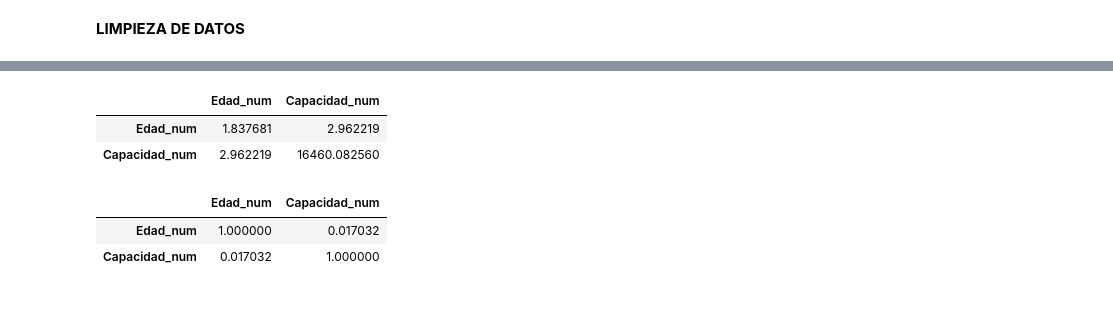
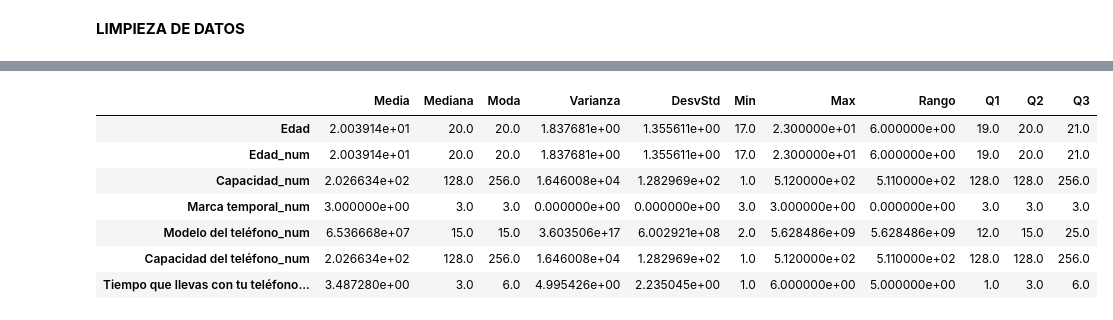
Before and after one commit to diegogh1002/Estadistica, a Jupyter notebook: limpieza.ipynb, the cells around one changed output, grey strips where cells are left out. Saved outputs shown, nothing was run; the diff lists cells and outputs as text; code cells hidden in the pictures.

```diff
--- a/limpieza.ipynb
+++ b/limpieza.ipynb
@@ -213 +87,6 @@ df_clean["Edad"] = df_clean["Edad"].fillna(df_clean["Edad"].median())
+# %%
+num_cols = df_clean.select_dtypes(include='number').columns
+
+for col in num_cols:
+    df_clean[col] = df_clean[col].fillna(df_clean[col].median())
 # %% [markdown]
@@ -248,12 +112,0 @@ df_clean[["Edad_num","Capacidad_num"]].describe()
-# %%
-df_clean[["Edad_num","Capacidad_num"]].cov()
-# %% [output]
-|  | Edad_num | Capacidad_num |
-| Edad_num | 1.837681 | 2.962219 |
-| Capacidad_num | 2.962219 | 16460.082560 |
-# %%
-df_clean[["Edad_num","Capacidad_num"]].corr()
-# %% [output]
-|  | Edad_num | Capacidad_num |
-| Edad_num | 1.000000 | 0.017032 |
-| Capacidad_num | 0.017032 | 1.000000 |
@@ -259,0 +116,25 @@ df_clean[["Edad_num","Capacidad_num"]].corr()
+# %%
+stats = pd.DataFrame({
+    "Media": df_clean[num_cols].mean(),
+    "Mediana": df_clean[num_cols].median(),
+    "Moda": df_clean[num_cols].mode().iloc[0],
+    "Varianza": df_clean[num_cols].var(),
+    "DesvStd": df_clean[num_cols].std(),
+    "Min": df_clean[num_cols].min(),
+    "Max": df_clean[num_cols].max(),
+    "Rango": df_clean[num_cols].max() - df_clean[num_cols].min(),
+    "Q1": df_clean[num_cols].quantile(0.25),
+    "Q2": df_clean[num_cols].quantile(0.5),
+    "Q3": df_clean[num_cols].quantile(0.75)
+})
+
+stats
+# %% [output]
+|  | Media | Mediana | Moda | Varianza | DesvStd | Min | Max | Rango | Q1 | Q2 | Q3 |
+| Edad | 2.003914e+01 | 20.0 | 20.0 | 1.837681e+00 | 1.355611e+00 | 17.0 | 2.300000e+01 | 6.000000e+00 | 19.0 | 20.0 | 21.0 |
+| Edad_num | 2.003914e+01 | 20.0 | 20.0 | 1.837681e+00 | 1.355611e+00 | 17.0 | 2.300000e+01 | 6.000000e+00 | 19.0 | 20.0 | 21.0 |
+| Capacidad_num | 2.026634e+02 | 128.0 | 256.0 | 1.646008e+04 | 1.282969e+02 | 1.0 | 5.120000e+02 | 5.110000e+02 | 128.0 | 128.0 | 256.0 |
+| Marca temporal_num | 3.000000e+00 | 3.0 | 3.0 | 0.000000e+00 | 0.000000e+00 | 3.0 | 3.000000e+00 | 0.000000e+00 | 3.0 | 3.0 | 3.0 |
+| Modelo del teléfono_num | 6.536668e+07 | 15.0 | 15.0 | 3.603506e+17 | 6.002921e+08 | 2.0 | 5.628486e+09 | 5.628486e+09 | 12.0 | 15.0 | 25.0 |
+| Capacidad del teléfono_num | 2.026634e+02 | 128.0 | 256.0 | 1.646008e+04 | 1.282969e+02 | 1.0 | 5.120000e+02 | 5.110000e+02 | 128.0 | 128.0 | 256.0 |
+| Tiempo que llevas con tu teléfono... | 3.487280e+00 | 3.0 | 6.0 | 4.995426e+00 | 2.235045e+00 | 1.0 | 6.000000e+00 | 5.000000e+00 | 1.0 | 3.0 | 6.0 |
```
Also changed, not shown: parts of 24 cells of this notebook.
